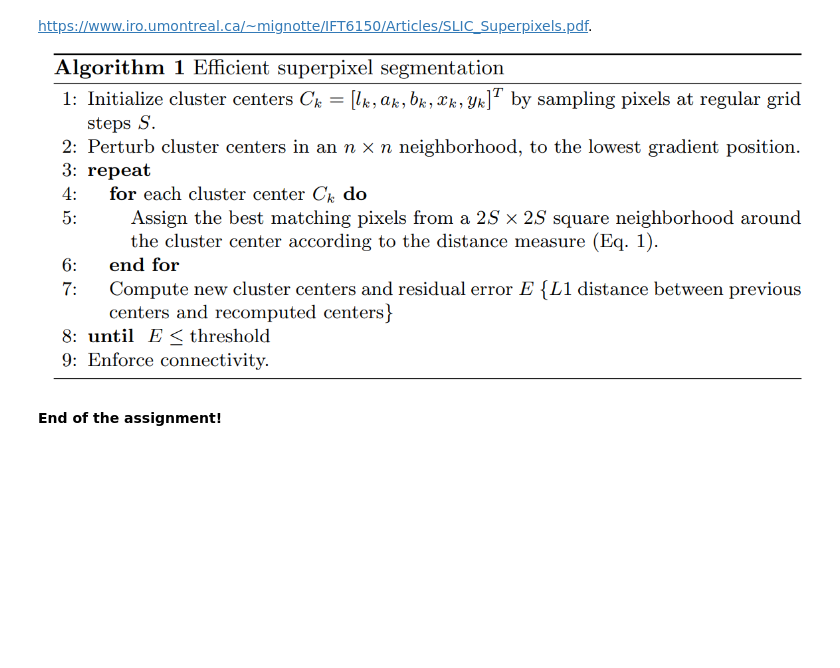
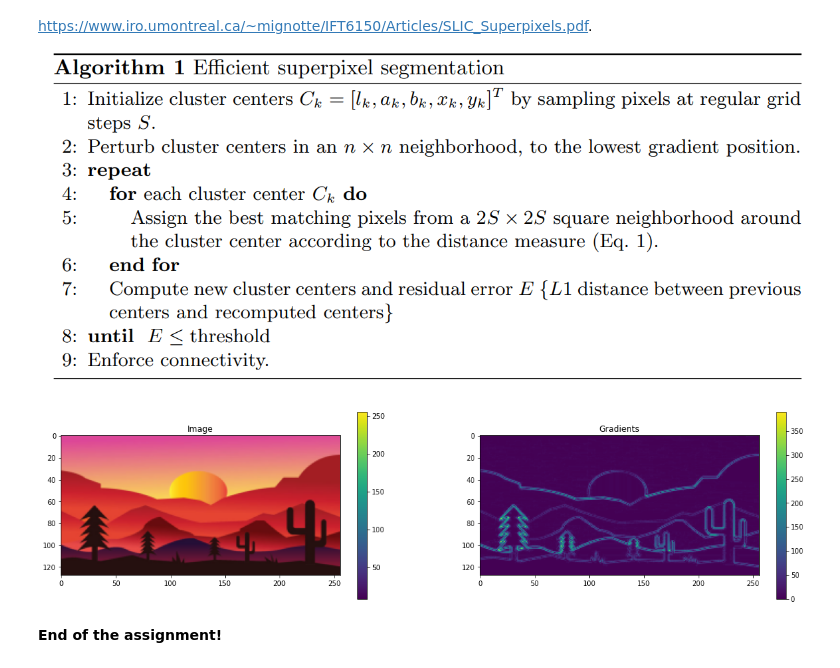
Before and after one commit to bhavanvir/ECE-471, a Jupyter notebook: ECE471_536_Assignment_3/A3_ECE_471_536_Spring_2023.ipynb, the cells around one changed output. Drawn from its saved outputs; the diff is of its cells as text; code cells hidden in the pictures; blank space fills up the shorter version.

Commit message:
Finished part 1 in Superpixeling section.

```diff
--- a/ECE471_536_Assignment_3/A3_ECE_471_536_Spring_2023.ipynb
+++ b/ECE471_536_Assignment_3/A3_ECE_471_536_Spring_2023.ipynb
@@ -262,19 +271,31 @@ You can see the details of this algorithm in https://www.iro.umontreal.ca/~migno
 # %%
 # ~~~~~~~START TODO~~~~~~~~~
 # (5 points): Load the image at './super_pixel_target.jpg'
 # Resize the image to (256,128)
 # Generate the Gradients for the image with cv2.Laplacian(,cv2.CV_64F) and
 # take the absolute value of these gradients and sum them along the color channels.
 # Convert the image to the LAB color space using cv2.cvtColor
+img = cv2.imread('./super_pixel_target.jpg')
+img = cv2.resize(img, (256,128), interpolation=cv2.INTER_AREA)
+labImage = cv2.cvtColor(img, cv2.COLOR_BGR2LAB)
 
+laplacian = cv2.Laplacian(labImage, ddepth=cv2.CV_64F)
+b, g, r = cv2.split(laplacian)
+h, w = laplacian.shape[:2]
+
+gradients = np.zeros((h, w))
+for x, y, z, w in np.nditer([gradients, b, g, r], op_flags=['readwrite']):
+  x[...] = abs(y[...]) + abs(z[...]) + abs(w[...])
 # ~~~~~~~~END TODO~~~~~~~~~~
 
 
 plt.figure(figsize = (20,5))
 plt.subplot(1, 2, 1)
 plt = pltImg(cv2.cvtColor(img,cv2.COLOR_BGR2RGB),title="Image", ori='vertical')
 plt.subplot(1, 2, 2)
 plt = pltImg(gradients,title = "Gradients", ori='vertical')
+# %% [output]
+[figure, added]
 # %%
 
 def generate_intial_clusters(LAB, gradients, n_super_pixels, init_r):
```
Also changed, not shown: parts of 1 cell of this notebook.
